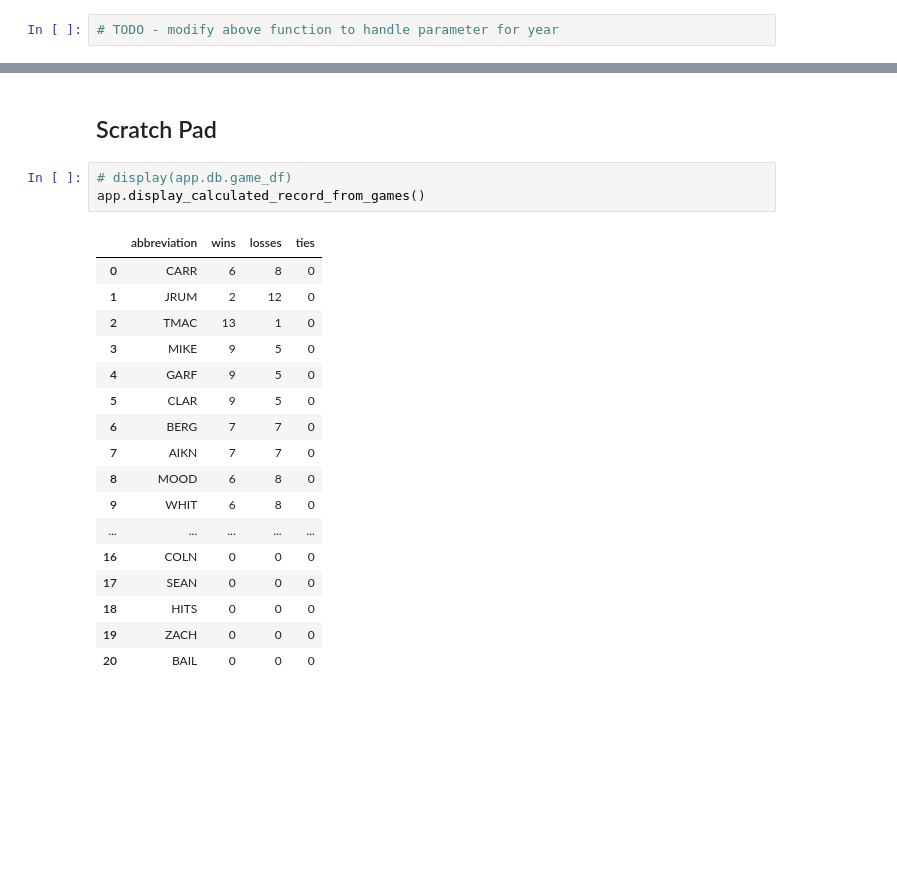
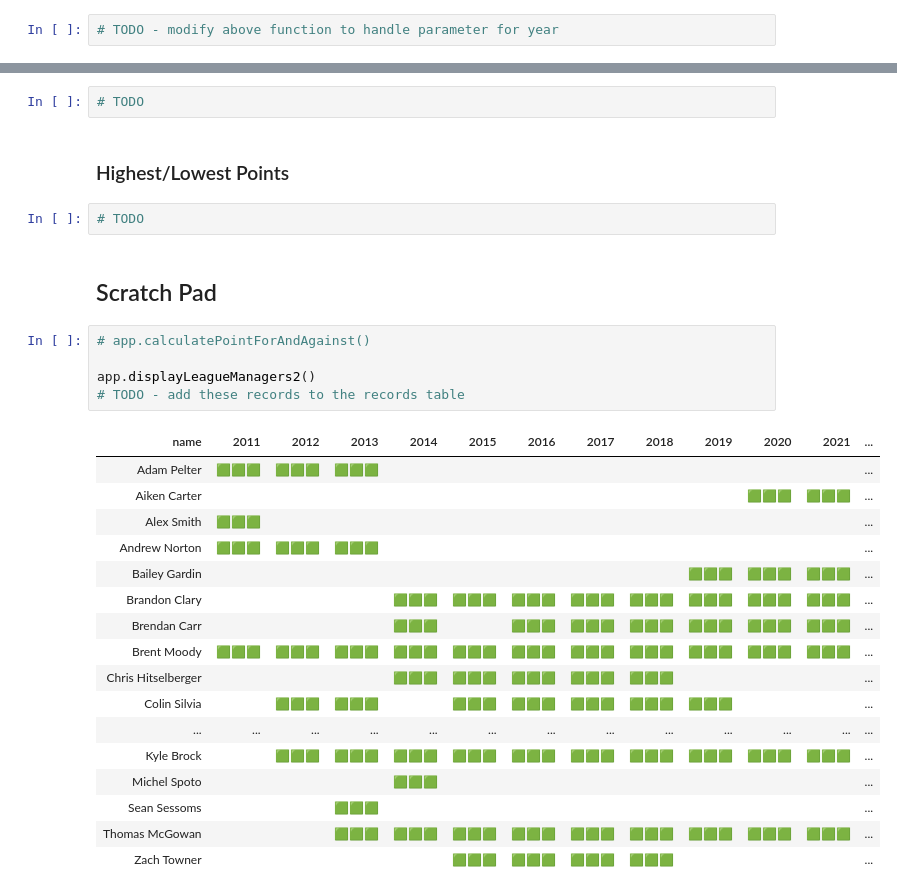
Before and after one commit to brendancarr34/fantasy-football-model, a Jupyter notebook: NJFL_Application.ipynb, the cells around one changed output, grey strips where cells are left out. Cells and saved outputs as stored; diff of their text form; blank space fills up the shorter version.

```diff
--- a/NJFL_Application.ipynb
+++ b/NJFL_Application.ipynb
@@ -961,23 +1083,31 @@ Shows a table of league managers all-time "points for" and "points against" sinc
+# %%
+# TODO
+# %% [markdown]
+### Highest/Lowest Points
+# %%
+# TODO
 # %% [markdown]
 ## Scratch Pad
-# %%
-# display(app.db.game_df)
-app.display_calculated_record_from_games()
-# %% [output]
-|  | abbreviation | wins | losses | ties |
-| 0 | CARR | 6 | 8 | 0 |
-| 1 | JRUM | 2 | 12 | 0 |
-| 2 | TMAC | 13 | 1 | 0 |
-| 3 | MIKE | 9 | 5 | 0 |
-| 4 | GARF | 9 | 5 | 0 |
-| 5 | CLAR | 9 | 5 | 0 |
-| 6 | BERG | 7 | 7 | 0 |
-| 7 | AIKN | 7 | 7 | 0 |
-| 8 | MOOD | 6 | 8 | 0 |
-| 9 | WHIT | 6 | 8 | 0 |
-| ... | ... | ... | ... | ... |
-| 16 | COLN | 0 | 0 | 0 |
-| 17 | SEAN | 0 | 0 | 0 |
-| 18 | HITS | 0 | 0 | 0 |
-| 19 | ZACH | 0 | 0 | 0 |
-| 20 | BAIL | 0 | 0 | 0 |
+# %%
+# app.calculatePointForAndAgainst()
+
+app.displayLeagueManagers2()
+# TODO - add these records to the records table
+# %% [output]
+| name | 2011 | 2012 | 2013 | 2014 | 2015 | 2016 | 2017 | 2018 | 2019 | 2020 | 2021 | ... |
+| Adam Pelter | 🟩🟩🟩 | 🟩🟩🟩 | 🟩🟩🟩 |  |  |  |  |  |  |  |  | ... |
+| Aiken Carter |  |  |  |  |  |  |  |  |  | 🟩🟩🟩 | 🟩🟩🟩 | ... |
+| Alex Smith | 🟩🟩🟩 |  |  |  |  |  |  |  |  |  |  | ... |
+| Andrew Norton | 🟩🟩🟩 | 🟩🟩🟩 | 🟩🟩🟩 |  |  |  |  |  |  |  |  | ... |
+| Bailey Gardin |  |  |  |  |  |  |  |  | 🟩🟩🟩 | 🟩🟩🟩 | 🟩🟩🟩 | ... |
+| Brandon Clary |  |  |  | 🟩🟩🟩 | 🟩🟩🟩 | 🟩🟩🟩 | 🟩🟩🟩 | 🟩🟩🟩 | 🟩🟩🟩 | 🟩🟩🟩 | 🟩🟩🟩 | ... |
+| Brendan Carr |  |  |  | 🟩🟩🟩 |  | 🟩🟩🟩 | 🟩🟩🟩 | 🟩🟩🟩 | 🟩🟩🟩 | 🟩🟩🟩 | 🟩🟩🟩 | ... |
+| Brent Moody | 🟩🟩🟩 | 🟩🟩🟩 | 🟩🟩🟩 | 🟩🟩🟩 | 🟩🟩🟩 | 🟩🟩🟩 | 🟩🟩🟩 | 🟩🟩🟩 | 🟩🟩🟩 | 🟩🟩🟩 | 🟩🟩🟩 | ... |
+| Chris Hitselberger |  |  |  | 🟩🟩🟩 | 🟩🟩🟩 | 🟩🟩🟩 | 🟩🟩🟩 | 🟩🟩🟩 |  |  |  | ... |
+| Colin Silvia |  | 🟩🟩🟩 | 🟩🟩🟩 |  | 🟩🟩🟩 | 🟩🟩🟩 | 🟩🟩🟩 | 🟩🟩🟩 | 🟩🟩🟩 |  |  | ... |
+| ... | ... | ... | ... | ... | ... | ... | ... | ... | ... | ... | ... | ... |
+| Kyle Brock |  | 🟩🟩🟩 | 🟩🟩🟩 | 🟩🟩🟩 | 🟩🟩🟩 | 🟩🟩🟩 | 🟩🟩🟩 | 🟩🟩🟩 | 🟩🟩🟩 | 🟩🟩🟩 | 🟩🟩🟩 | ... |
+| Michel Spoto |  |  |  | 🟩🟩🟩 |  |  |  |  |  |  |  | ... |
+| Sean Sessoms |  |  | 🟩🟩🟩 |  |  |  |  |  |  |  |  | ... |
+| Thomas McGowan |  |  | 🟩🟩🟩 | 🟩🟩🟩 | 🟩🟩🟩 | 🟩🟩🟩 | 🟩🟩🟩 | 🟩🟩🟩 | 🟩🟩🟩 | 🟩🟩🟩 | 🟩🟩🟩 | ... |
+| Zach Towner |  |  |  |  | 🟩🟩🟩 | 🟩🟩🟩 | 🟩🟩🟩 | 🟩🟩🟩 |  |  |  | ... |
```
Also changed, not shown: parts of 21 cells of this notebook.
